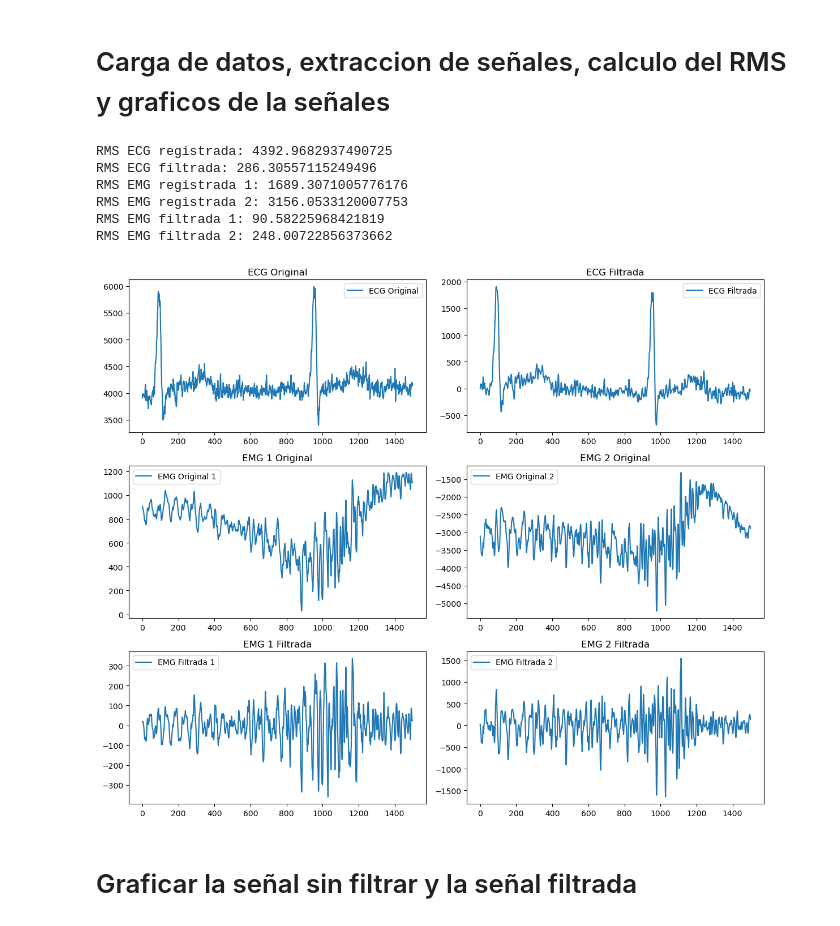
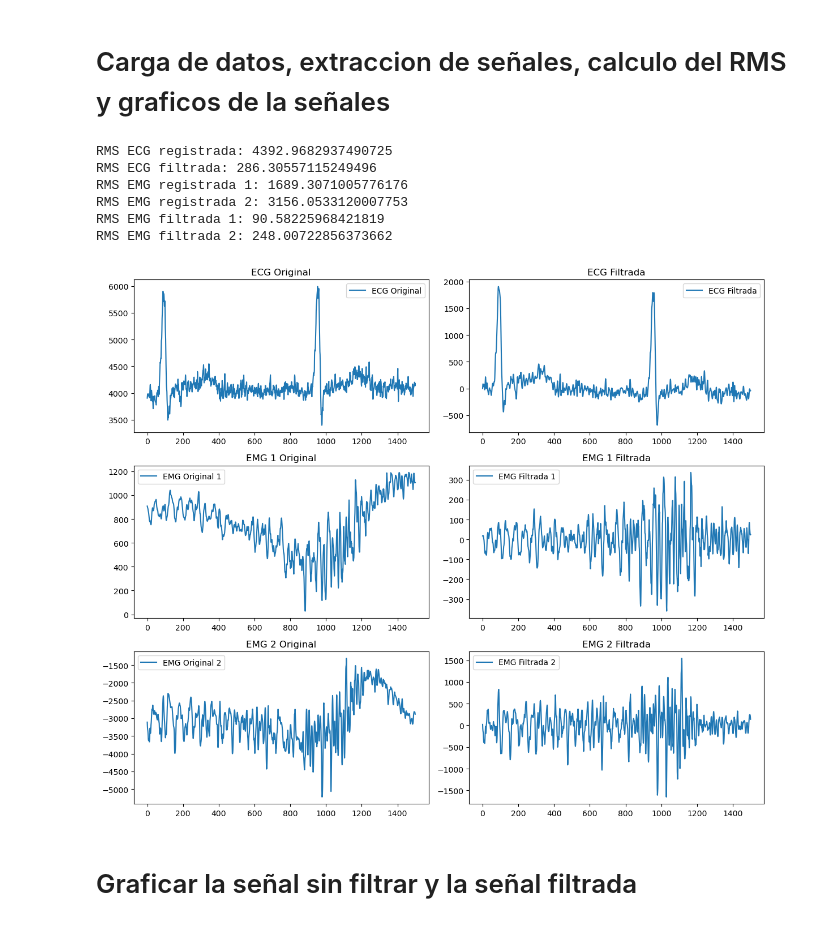
Before and after one commit to SantiagoTabaresO/Laboratorio_Biose-ales, a Jupyter notebook: Practica 3/Practica 3 Bioseñales.ipynb, the cells around one changed output. Drawn from its saved outputs; the diff is of its cells as text; code cells hidden in the pictures.

```diff
--- a/Practica 3/Practica 3 Bioseñales.ipynb
+++ b/Practica 3/Practica 3 Bioseñales.ipynb
@@ -14,7 +14,7 @@ def calcular_rms(signal):
 # %% [markdown]
 # Carga de datos, extraccion de señales, calculo del RMS y graficos de la señales
 # %%
-archivo = sio.loadmat('signals.mat')
+archivo = scipy.io.loadmat('signals.mat')
 
 # Extraer las señales
 ecg_asRecording = archivo['ECG_asRecording'].flatten()  # Señal ECG registrada
@@ -62,36 +62,36 @@ plt.legend()
 plt.subplot(3, 2, 3)
 plt.plot(emg_asRecording1[:n_puntos], label='EMG Original 1')
 plt.title('EMG 1 Original')
 plt.legend()
 
 # Graficar la señal EMG original 2
-plt.subplot(3, 2, 4)
+plt.subplot(3, 2, 5)
 plt.plot(emg_asRecording2[:n_puntos], label='EMG Original 2')
 plt.title('EMG 2 Original')
 plt.legend()
 
 # Graficar la señal EMG filtrada 1
-plt.subplot(3, 2, 5)
+plt.subplot(3, 2, 4)
 plt.plot(emg_filtered1[:n_puntos], label='EMG Filtrada 1')
 plt.title('EMG 1 Filtrada')
 plt.legend()
 
 # Graficar la señal EMG filtrada 2
 plt.subplot(3, 2, 6)
 plt.plot(emg_filtered2[:n_puntos], label='EMG Filtrada 2')
 plt.title('EMG 2 Filtrada')
 plt.legend()
 
 plt.tight_layout()
 plt.show()
 # %% [output]
 RMS ECG registrada: 4392.9682937490725
 RMS ECG filtrada: 286.30557115249496
 RMS EMG registrada 1: 1689.3071005776176
 RMS EMG registrada 2: 3156.0533120007753
 RMS EMG filtrada 1: 90.58225968421819
 RMS EMG filtrada 2: 248.00722856373662
-[figure, old version]
+[figure, new version]
 # %% [markdown]
 # Graficar la señal sin filtrar y la señal filtrada
 # %%
```
Also changed, not shown: parts of 8 cells of this notebook.
